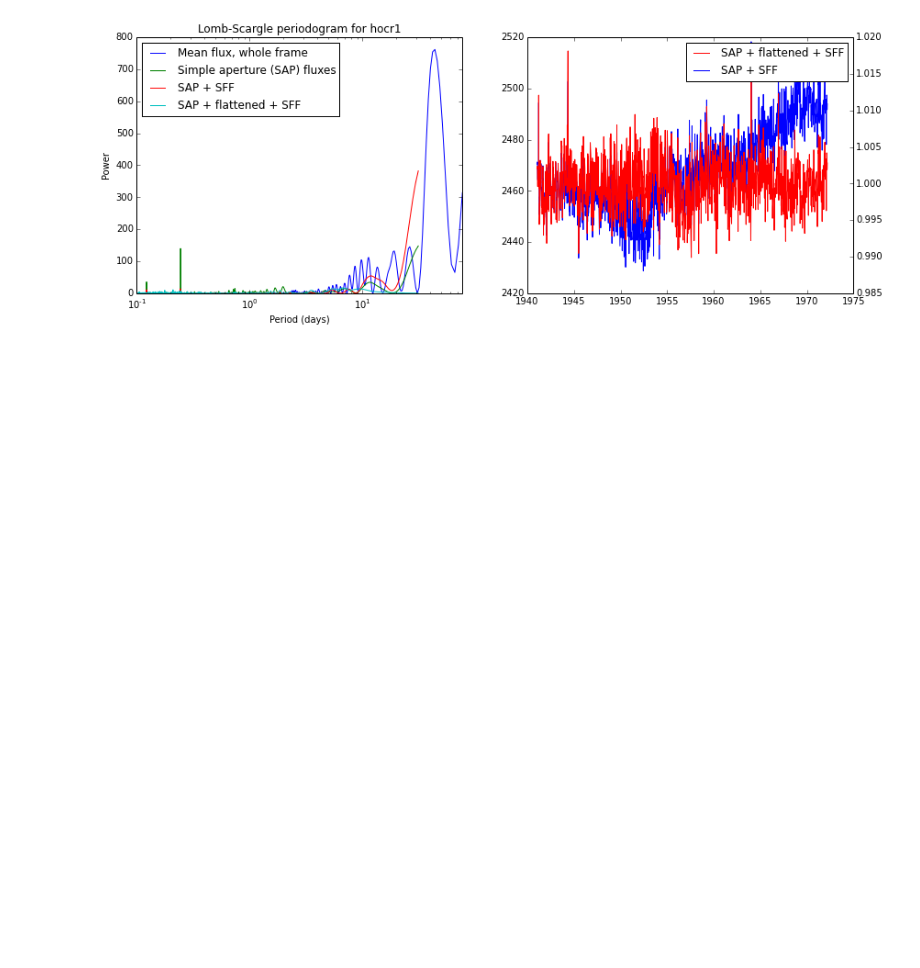
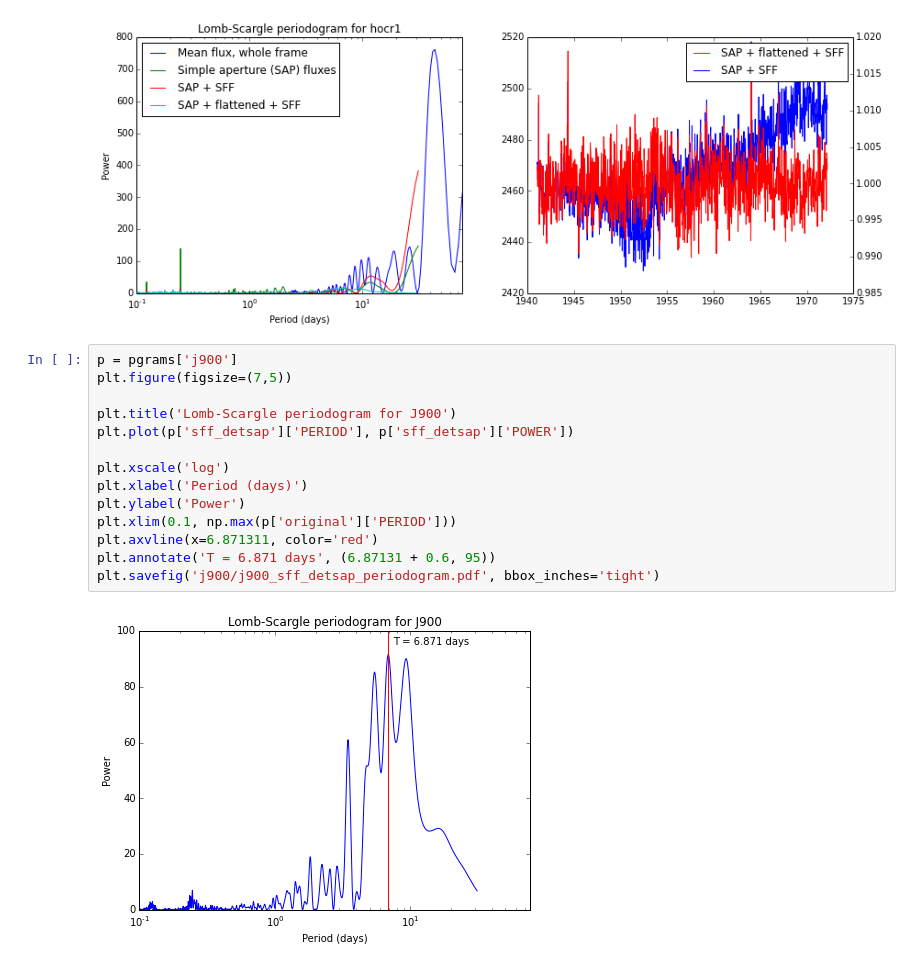
Before and after one commit to josePhoenix/ktwotaketwo, a Jupyter notebook: 06 Compare post-SFF periodograms.ipynb, the cells around one changed output. Cells and saved outputs as stored; diff of their text form; blank space fills up the shorter version.

Commit message:
Plot separate J900 pgram

```diff
--- a/06 Compare post-SFF periodograms.ipynb
+++ b/06 Compare post-SFF periodograms.ipynb
@@ -62,3 +62,19 @@ for shortname in ('k371', 'j900', 'hocr1'):
 [figure]
 [figure]
 [figure]
+# %%
+p = pgrams['j900']
+plt.figure(figsize=(7,5))
+
+plt.title('Lomb-Scargle periodogram for J900')
+plt.plot(p['sff_detsap']['PERIOD'], p['sff_detsap']['POWER'])
+
+plt.xscale('log')
+plt.xlabel('Period (days)')
+plt.ylabel('Power')
+plt.xlim(0.1, np.max(p['original']['PERIOD']))
+plt.axvline(x=6.871311, color='red')
+plt.annotate('T = 6.871 days', (6.87131 + 0.6, 95))
+plt.savefig('j900/j900_sff_detsap_periodogram.pdf', bbox_inches='tight')
+# %% [output]
+[figure, added]
```
Also changed, not shown: 1 other file.
